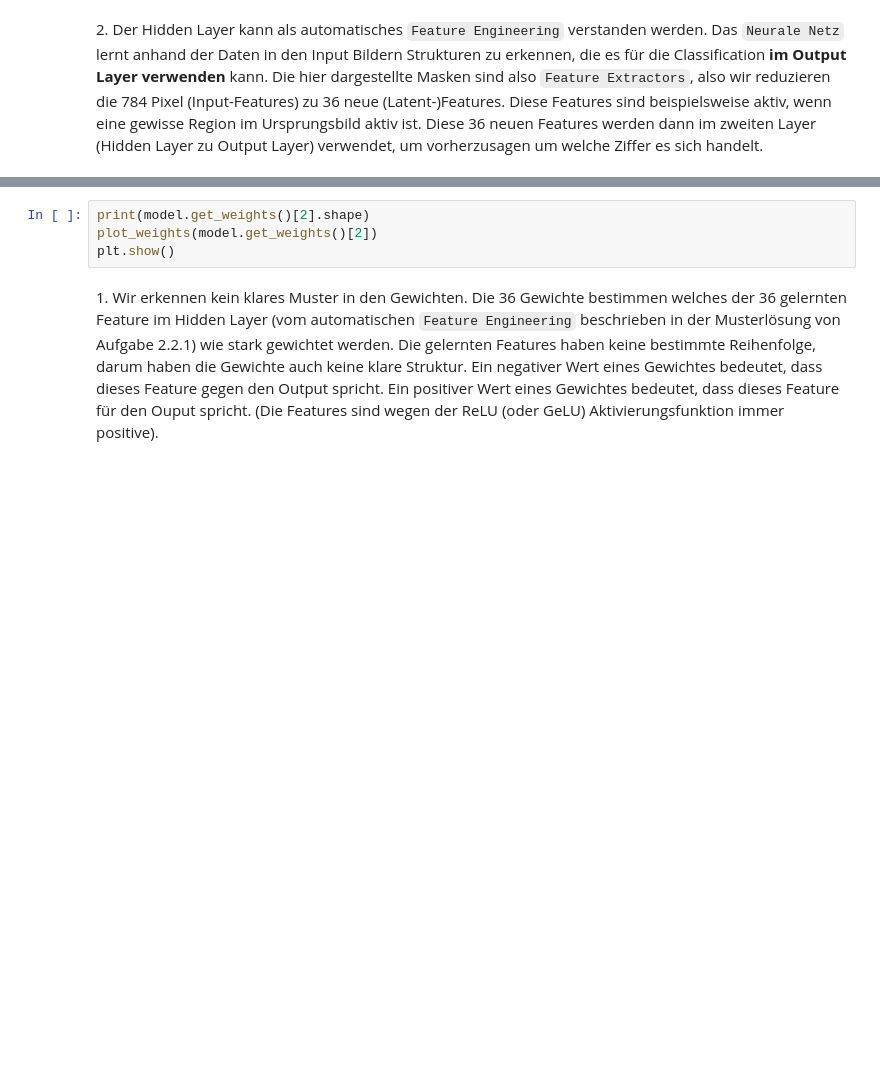
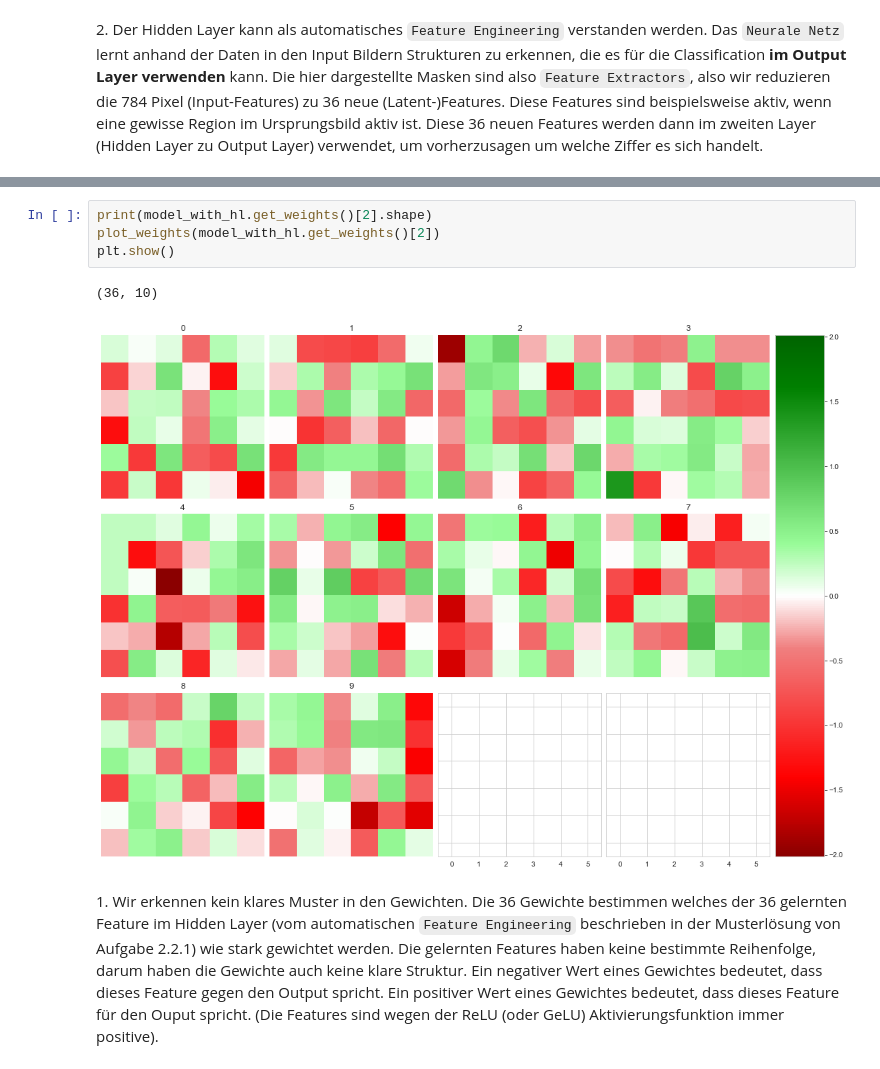
Before and after one commit to benikm91/cas_machine-learning-exercise, a Jupyter notebook: src/neural_network/neural_network_solution.ipynb, the cells around one changed output, grey strips where cells are left out. Saved outputs shown, nothing was run; the diff lists cells and outputs as text; blank space fills up the shorter version.

```diff
--- a/src/neural_network/neural_network_solution.ipynb
+++ b/src/neural_network/neural_network_solution.ipynb
@@ -428,9 +571,12 @@ Mit der Funktion `plot_weights` sind hier die Gewichte von den Verbindungen (`mo
 
 1. Warum sehen Sie so strukturlos aus? Was bedeuten diese Gewichte?
 # %%
-print(model.get_weights()[2].shape)
-plot_weights(model.get_weights()[2])
+print(model_with_hl.get_weights()[2].shape)
+plot_weights(model_with_hl.get_weights()[2])
 plt.show()
+# %% [output]
+(36, 10)
+[figure, added]
 # %% [markdown]
 1\.
 Wir erkennen kein klares Muster in den Gewichten. Die 36 Gewichte bestimmen welches der 36 gelernten Feature im Hidden Layer (vom automatischen `Feature Engineering` beschrieben in der Musterlösung von Aufgabe 2.2.1) wie stark gewichtet werden. Die gelernten Features haben keine bestimmte Reihenfolge, darum haben die Gewichte auch keine klare Struktur.
```
Also changed, not shown: parts of 28 cells of this notebook.
